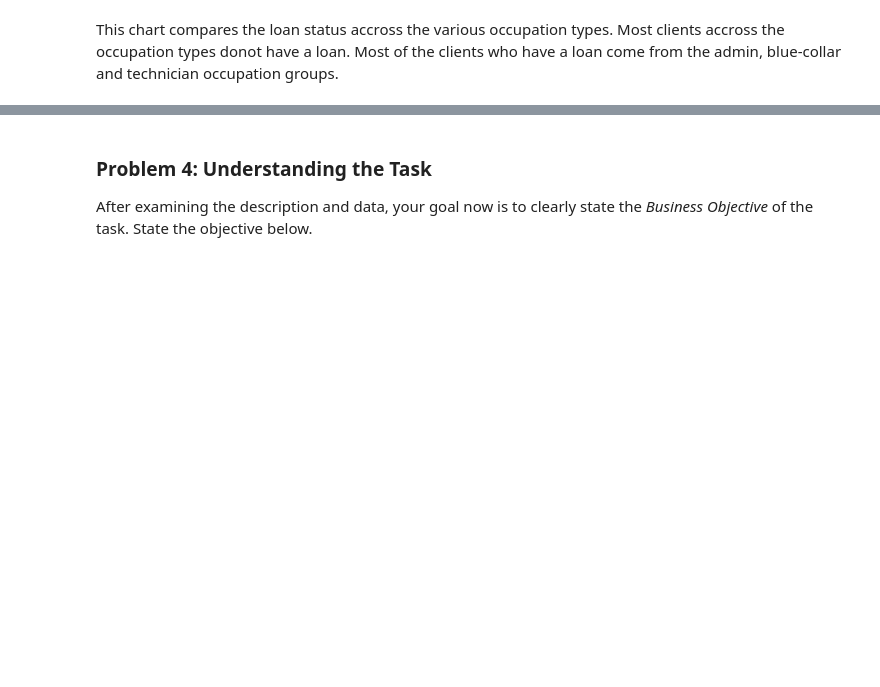
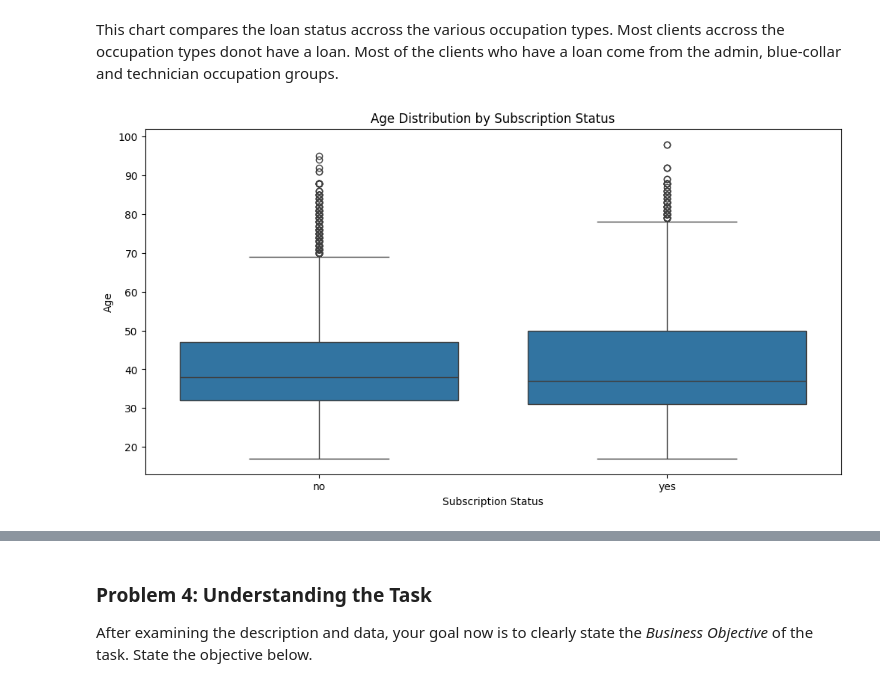
Before and after one commit to anthonyfeaster/UCB-AIML, a Jupyter notebook: Practical-3/prompt_III.ipynb, the cells around one changed output, grey strips where cells are left out. Saved outputs shown, nothing was run; the diff lists cells and outputs as text; code cells hidden in the pictures; blank space fills up the shorter version.

```diff
--- a/Practical-3/prompt_III.ipynb
+++ b/Practical-3/prompt_III.ipynb
@@ -264,3 +262,12 @@ plt.show()
 [figure]
 # %% [markdown]
 This chart compares the loan status accross the various occupation types. Most clients accross the occupation types donot have a loan. Most of the clients who have a loan come from the admin, blue-collar and technician occupation groups.
+# %%
+plt.figure(figsize=(12, 6))
+sns.boxplot(data=bank, x='y', y='age')
+plt.title('Age Distribution by Subscription Status')
+plt.xlabel('Subscription Status')
+plt.ylabel('Age')
+plt.show()
+# %% [output]
+[figure, added]
```
Also changed, not shown: parts of 3 cells of this notebook.
